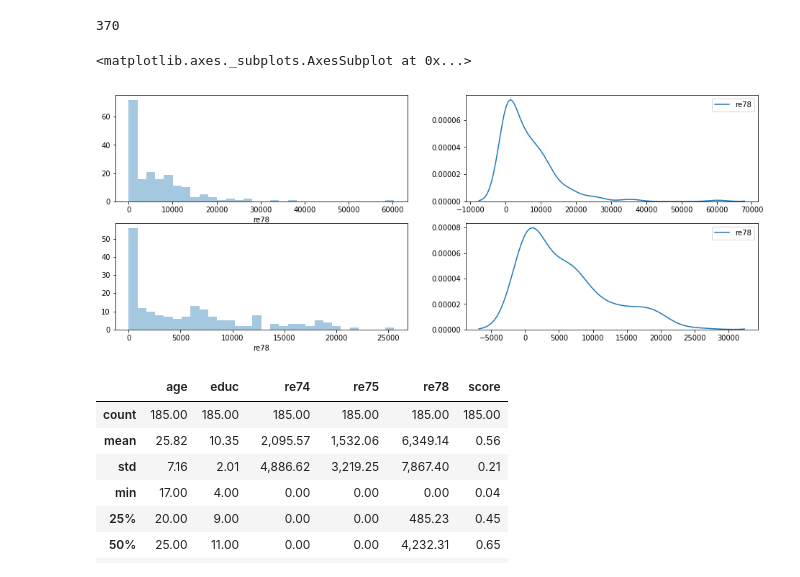
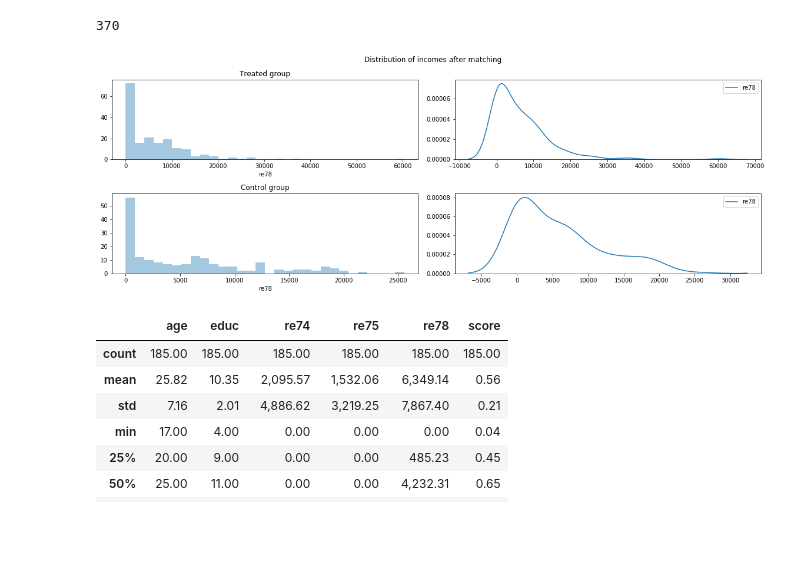
Before and after one commit to AdaTeamElec/ADA2017-Homeworks, a Jupyter notebook: 04 - Applied ML/Homework 4.ipynb, the cells around one changed output. Saved outputs shown, nothing was run; the diff lists cells and outputs as text; code cells hidden in the pictures; blank space fills up the shorter version.

```diff
--- a/04 - Applied ML/Homework 4.ipynb
+++ b/04 - Applied ML/Homework 4.ipynb
@@ -189,13 +190,16 @@ matched_df['id'].nunique()
 # %%
 # Plots
 fig, axes = plt.subplots(2,2, figsize=(16,6))
+plt.suptitle('Distribution of incomes after matching')
+axes[0,0].set_title('Treated group');
 sns.distplot(matched_df.iloc[0:185]['re78'], kde=False, ax=axes[0,0], bins=30)
 sns.kdeplot(matched_df.iloc[0:185]['re78'], ax=axes[0,1])
+axes[1,0].set_title('Control group')
 sns.distplot(matched_df.iloc[185:370]['re78'], kde=False, ax=axes[1,0], bins=30)
 sns.kdeplot(matched_df.iloc[185:370]['re78'], ax=axes[1,1])
+fig.tight_layout(rect=[0, 0.03, 1, 0.95])
 # %% [output]
-<matplotlib.axes._subplots.AxesSubplot at 0x...>
-[figure, old version]
+[figure, new version]
 # %%
 #Informations on both distributions while dropping irrelevant columns
 display(matched_df.iloc[0:185].drop(['id', 'treat', 'black', 'hispan', 'married', 'nodegree'], axis=1).describe())
```
Also changed, not shown: parts of 3 cells of this notebook.
